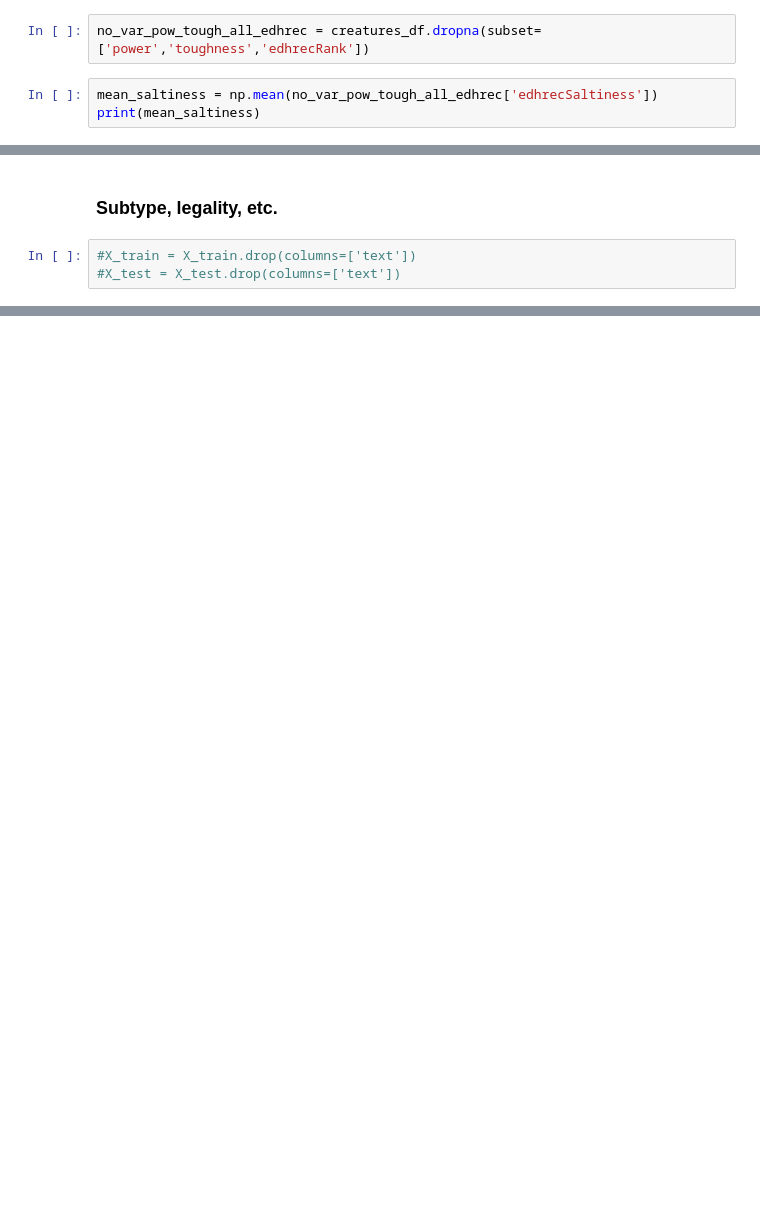
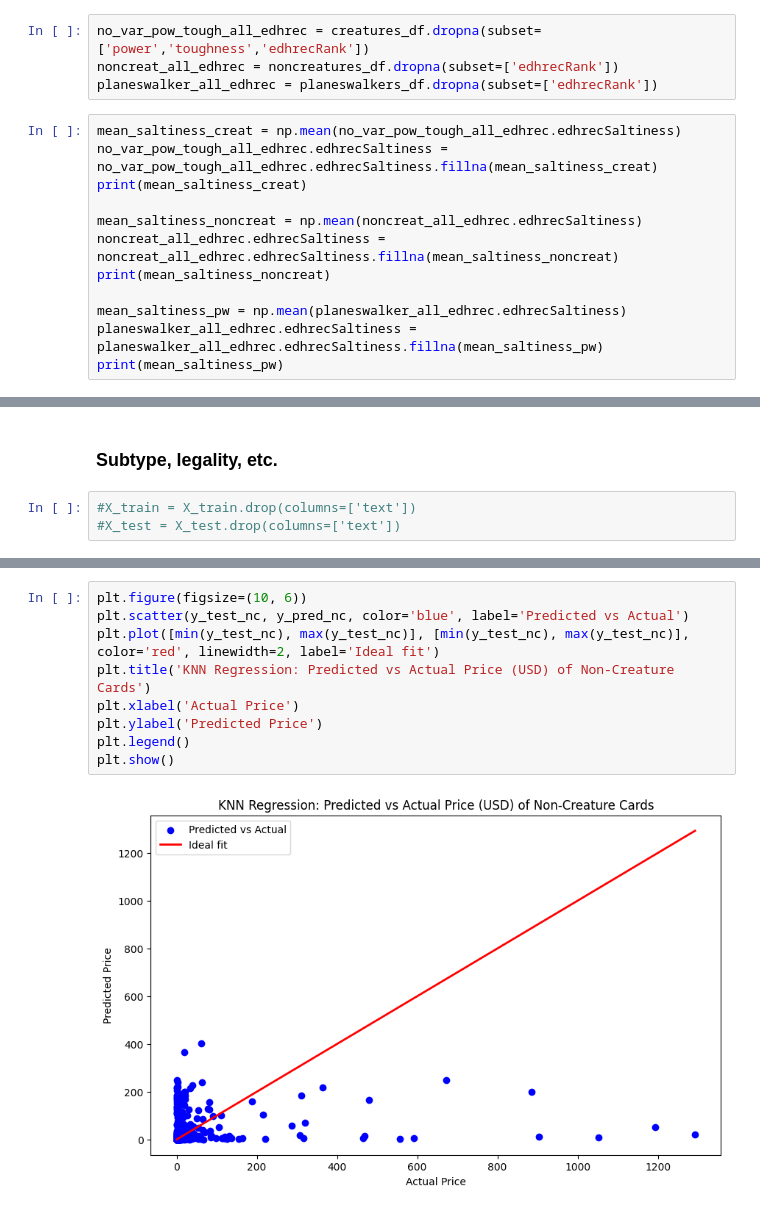
Before and after one commit to janelmjackson/understanding-mtg-card-value-through-ml, a Jupyter notebook: mtgjson_knn_reg.ipynb, the cells around one changed output, grey strips where cells are left out. Cells and saved outputs as stored; diff of their text form; blank space fills up the shorter version.

```diff
--- a/mtgjson_knn_reg.ipynb
+++ b/mtgjson_knn_reg.ipynb
@@ -304,7 +395,18 @@ dtype: int64
 #creatures_df['text'] = creatures_df['text'].str.replace(r'\\n', ' ', regex=True)
 # %%
 no_var_pow_tough_all_edhrec = creatures_df.dropna(subset=['power','toughness','edhrecRank'])
+noncreat_all_edhrec = noncreatures_df.dropna(subset=['edhrecRank'])
+planeswalker_all_edhrec = planeswalkers_df.dropna(subset=['edhrecRank'])
 # %%
-mean_saltiness = np.mean(no_var_pow_tough_all_edhrec['edhrecSaltiness'])
-print(mean_saltiness)
+mean_saltiness_creat = np.mean(no_var_pow_tough_all_edhrec.edhrecSaltiness)
+no_var_pow_tough_all_edhrec.edhrecSaltiness = no_var_pow_tough_all_edhrec.edhrecSaltiness.fillna(mean_saltiness_creat)
+print(mean_saltiness_creat)
+
+mean_saltiness_noncreat = np.mean(noncreat_all_edhrec.edhrecSaltiness)
+noncreat_all_edhrec.edhrecSaltiness = noncreat_all_edhrec.edhrecSaltiness.fillna(mean_saltiness_noncreat)
+print(mean_saltiness_noncreat)
+
+mean_saltiness_pw = np.mean(planeswalker_all_edhrec.edhrecSaltiness)
+planeswalker_all_edhrec.edhrecSaltiness = planeswalker_all_edhrec.edhrecSaltiness.fillna(mean_saltiness_pw)
+print(mean_saltiness_pw)
 # %% [output]
@@ -400,0 +589,11 @@ plt.show()
+# %%
+plt.figure(figsize=(10, 6))
+plt.scatter(y_test_nc, y_pred_nc, color='blue', label='Predicted vs Actual')
+plt.plot([min(y_test_nc), max(y_test_nc)], [min(y_test_nc), max(y_test_nc)], color='red', linewidth=2, label='Ideal fit')
+plt.title('KNN Regression: Predicted vs Actual Price (USD) of Non-Creature Cards')
+plt.xlabel('Actual Price')
+plt.ylabel('Predicted Price')
+plt.legend()
+plt.show()
+# %% [output]
+[figure, added]
```
Also changed, not shown: parts of 54 cells of this notebook, 2 other files.
